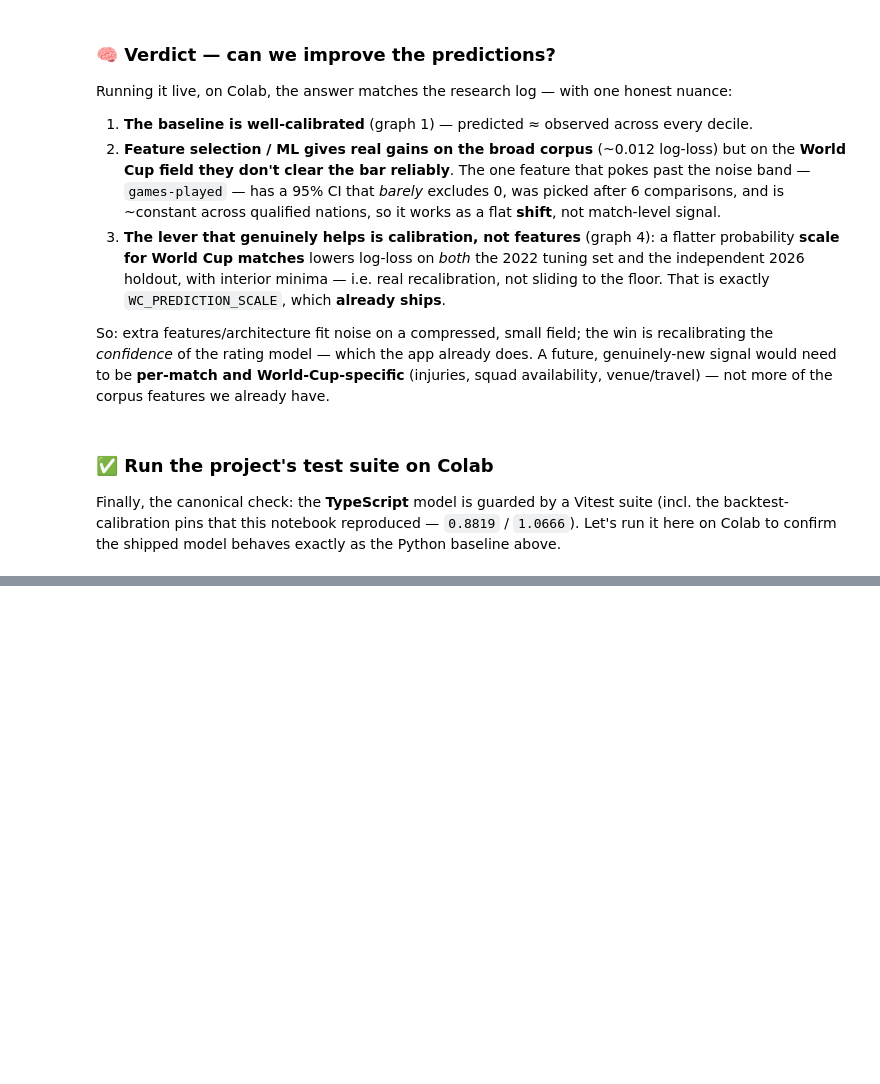
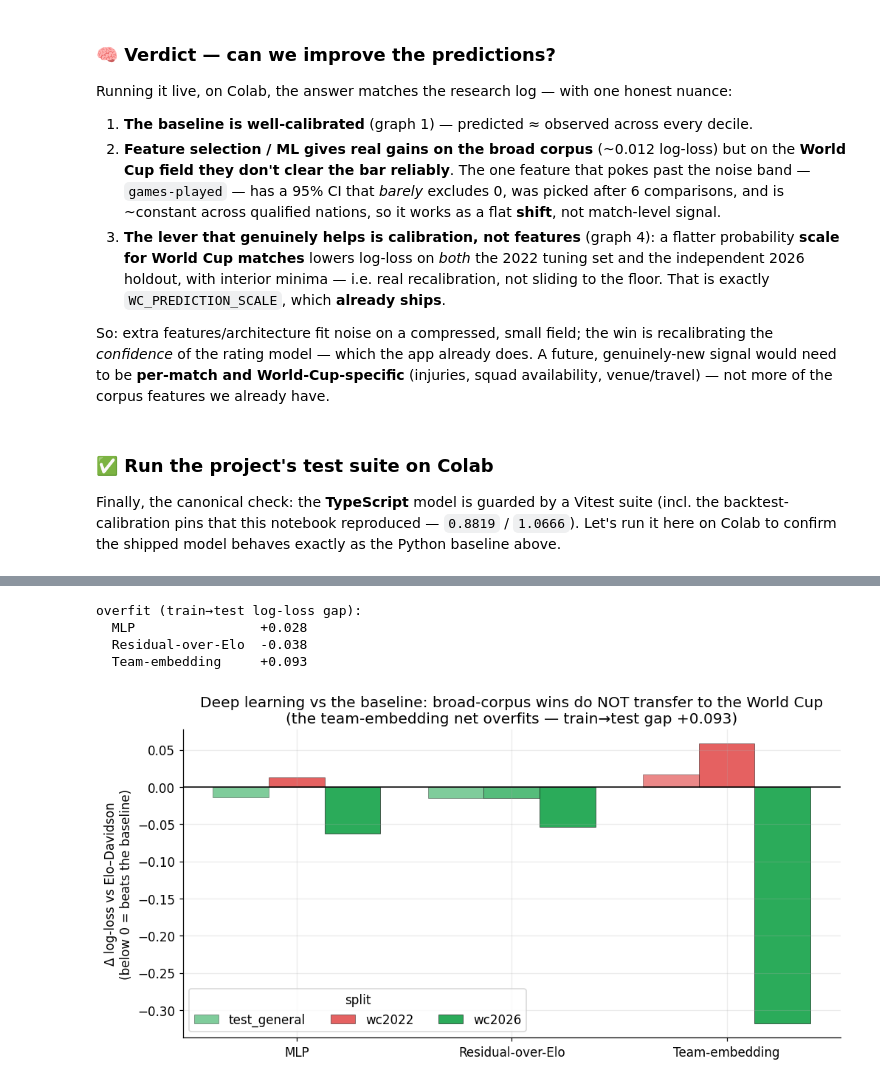
Before and after one commit to shpala/mondial, a Jupyter notebook: docs/research/ml-bakeoff.ipynb, the cells around one changed output, grey strips where cells are left out. Cells and saved outputs as stored; diff of their text form; code cells hidden in the pictures; blank space fills up the shorter version.

```diff
--- a/docs/research/ml-bakeoff.ipynb
+++ b/docs/research/ml-bakeoff.ipynb
@@ -362,0 +430,30 @@ on Colab to confirm the shipped model behaves exactly as the Python baseline abo
+# %%
+# Summary of the Appendix runs vs the Elo–Davidson baseline (numbers measured above;
+# torch CPU, may vary slightly by version/seed). Below 0 = beats the baseline.
+base = {'test_general': 0.8819, 'wc2022': 1.0666, 'wc2026': 1.0929}
+nets = {
+    'MLP':               {'test_general': 0.8680, 'wc2022': 1.0799, 'wc2026': 1.0308, 'gap': 0.028},
+    'Residual-over-Elo': {'test_general': 0.8670, 'wc2022': 1.0516, 'wc2026': 1.0396, 'gap': -0.038},
+    'Team-embedding':    {'test_general': 0.8986, 'wc2022': 1.1249, 'wc2026': 0.7747, 'gap': 0.093},
+}
+names = list(nets); x = np.arange(len(names)); w = 0.26
+plt.figure(figsize=(9.4, 4.8))
+for i, s in enumerate(SPLITS):
+    d = [nets[n][s] - base[s] for n in names]
+    plt.bar(x + (i-1)*w, d, w, color=[GREEN if v < 0 else RED for v in d],
+            alpha=0.55 + 0.18*i, edgecolor='black', linewidth=.4, label=s)
+plt.axhline(0, color='black', lw=1)
+plt.xticks(x, names)
+plt.ylabel('Δ log-loss vs Elo–Davidson\n(below 0 = beats the baseline)')
+plt.title('Deep learning vs the baseline: broad-corpus wins do NOT transfer to the World Cup\n'
+          '(the team-embedding net overfits — train→test gap +0.093)')
+plt.legend(title='split', ncol=3); plt.tight_layout(); plt.show()
+print('overfit (train→test log-loss gap):')
+for n in names:
+    print(f'  {n:18s} {nets[n]["gap"]:+.3f}')
+# %% [output]
+overfit (train→test log-loss gap):
+  MLP                +0.028
+  Residual-over-Elo  -0.038
+  Team-embedding     +0.093
+[figure, added]
```
Also changed, not shown: parts of 4 cells of this notebook.
